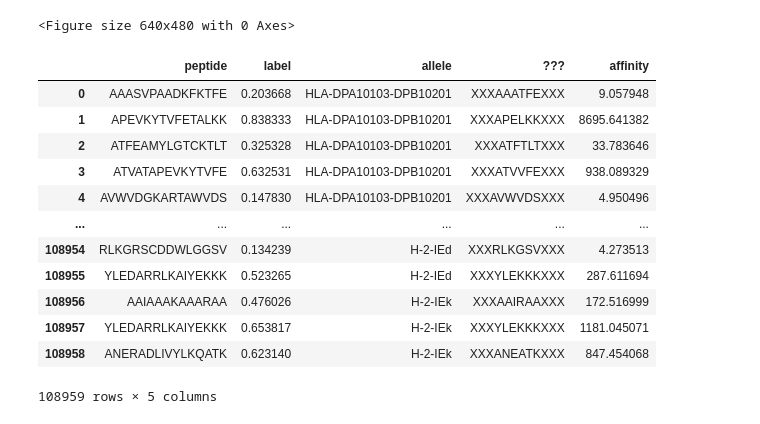
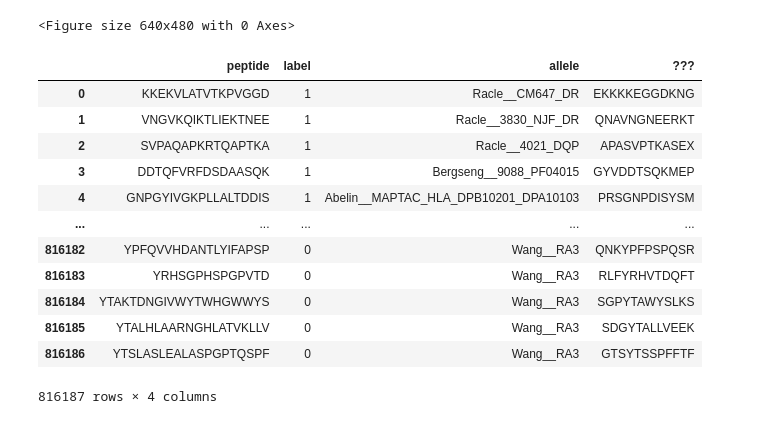
Before and after one commit to DeepRank/3D-Vac, a Jupyter notebook: src/exploration/manuscript/code/data_overview.ipynb, the cells around one changed output. Cells and saved outputs as stored; diff of their text form; code cells hidden in the pictures.

```diff
--- a/src/exploration/manuscript/code/data_overview.ipynb
+++ b/src/exploration/manuscript/code/data_overview.ipynb
@@ -122,19 +120,19 @@ plt.clf()
 # %% [output]
 [figure]
 <Figure size 640x480 with 0 Axes>
-# %%
-df_ba
-# %% [output]
-|  | peptide | label | allele | ??? | affinity |
-| 0 | AAASVPAADKFKTFE | 0.203668 | HLA-DPA10103-DPB10201 | XXXAAATFEXXX | 9.057948 |
-| 1 | APEVKYTVFETALKK | 0.838333 | HLA-DPA10103-DPB10201 | XXXAPELKKXXX | 8695.641382 |
-| 2 | ATFEAMYLGTCKTLT | 0.325328 | HLA-DPA10103-DPB10201 | XXXATFTLTXXX | 33.783646 |
-| 3 | ATVATAPEVKYTVFE | 0.632531 | HLA-DPA10103-DPB10201 | XXXATVVFEXXX | 938.089329 |
-| 4 | AVWVDGKARTAWVDS | 0.147830 | HLA-DPA10103-DPB10201 | XXXAVWVDSXXX | 4.950496 |
-| ... | ... | ... | ... | ... | ... |
-| 108954 | RLKGRSCDDWLGGSV | 0.134239 | H-2-IEd | XXXRLKGSVXXX | 4.273513 |
-| 108955 | YLEDARRLKAIYEKKK | 0.523265 | H-2-IEd | XXXYLEKKKXXX | 287.611694 |
-| 108956 | AAIAAAKAAARAA | 0.476026 | H-2-IEk | XXXAAIRAAXXX | 172.516999 |
-| 108957 | YLEDARRLKAIYEKKK | 0.653817 | H-2-IEk | XXXYLEKKKXXX | 1181.045071 |
-| 108958 | ANERADLIVYLKQATK | 0.623140 | H-2-IEk | XXXANEATKXXX | 847.454068 |
-108959 rows × 5 columns
+# %%
+df_ms_test
+# %% [output]
+|  | peptide | label | allele | ??? |
+| 0 | KKEKVLATVTKPVGGD | 1 | Racle__CM647_DR | EKKKKEGGDKNG |
+| 1 | VNGVKQIKTLIEKTNEE | 1 | Racle__3830_NJF_DR | QNAVNGNEERKT |
+| 2 | SVPAQAPKRTQAPTKA | 1 | Racle__4021_DQP | APASVPTKASEX |
+| 3 | DDTQFVRFDSDAASQK | 1 | Bergseng__9088_PF04015 | GYVDDTSQKMEP |
+| 4 | GNPGYIVGKPLLALTDDIS | 1 | Abelin__MAPTAC_HLA_DPB10201_DPA10103 | PRSGNPDISYSM |
+| ... | ... | ... | ... | ... |
+| 816182 | YPFQVVHDANTLYIFAPSP | 0 | Wang__RA3 | QNKYPFPSPQSR |
+| 816183 | YRHSGPHSPGPVTD | 0 | Wang__RA3 | RLFYRHVTDQFT |
+| 816184 | YTAKTDNGIVWYTWHGWWYS | 0 | Wang__RA3 | SGPYTAWYSLKS |
+| 816185 | YTALHLAARNGHLATVKLLV | 0 | Wang__RA3 | SDGYTALLVEEK |
+| 816186 | YTSLASLEALASPGPTQSPF | 0 | Wang__RA3 | GTSYTSSPFFTF |
+816187 rows × 4 columns
```
Also changed, not shown: parts of 1 cell of this notebook, 3 other files.
